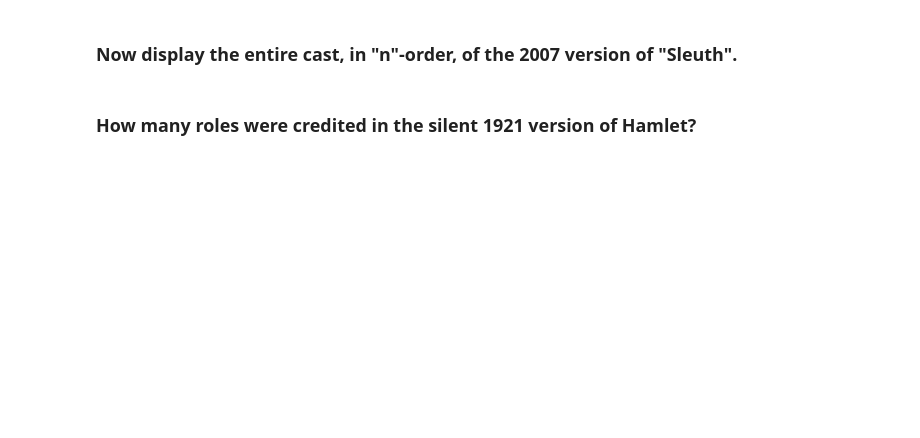
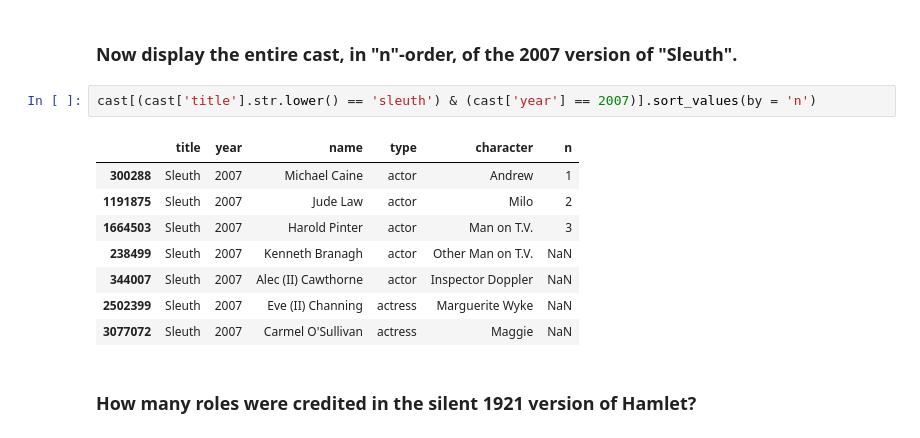
Before and after one commit to jianglong608/pycon-pandas-tutorial, a Jupyter notebook: Exercises-1.ipynb, the cells around one changed output. Cells and saved outputs as stored; diff of their text form; blank space fills up the shorter version.

```diff
--- a/Exercises-1.ipynb
+++ b/Exercises-1.ipynb
@@ -71,4 +252,15 @@ cast.head()
 # %% [markdown]
 ### Now display the entire cast, in "n"-order, of the 2007 version of "Sleuth".
+# %%
+cast[(cast['title'].str.lower() == 'sleuth') & (cast['year'] == 2007)].sort_values(by = 'n')
+# %% [output]
+|  | title | year | name | type | character | n |
+| 300288 | Sleuth | 2007 | Michael Caine | actor | Andrew | 1 |
+| 1191875 | Sleuth | 2007 | Jude Law | actor | Milo | 2 |
+| 1664503 | Sleuth | 2007 | Harold Pinter | actor | Man on T.V. | 3 |
+| 238499 | Sleuth | 2007 | Kenneth Branagh | actor | Other Man on T.V. | NaN |
+| 344007 | Sleuth | 2007 | Alec (II) Cawthorne | actor | Inspector Doppler | NaN |
+| 2502399 | Sleuth | 2007 | Eve (II) Channing | actress | Marguerite Wyke | NaN |
+| 3077072 | Sleuth | 2007 | Carmel O'Sullivan | actress | Maggie | NaN |
 # %% [markdown]
 ### How many roles were credited in the silent 1921 version of Hamlet?
```
Also changed, not shown: parts of 50 cells of this notebook, 7 other files.
